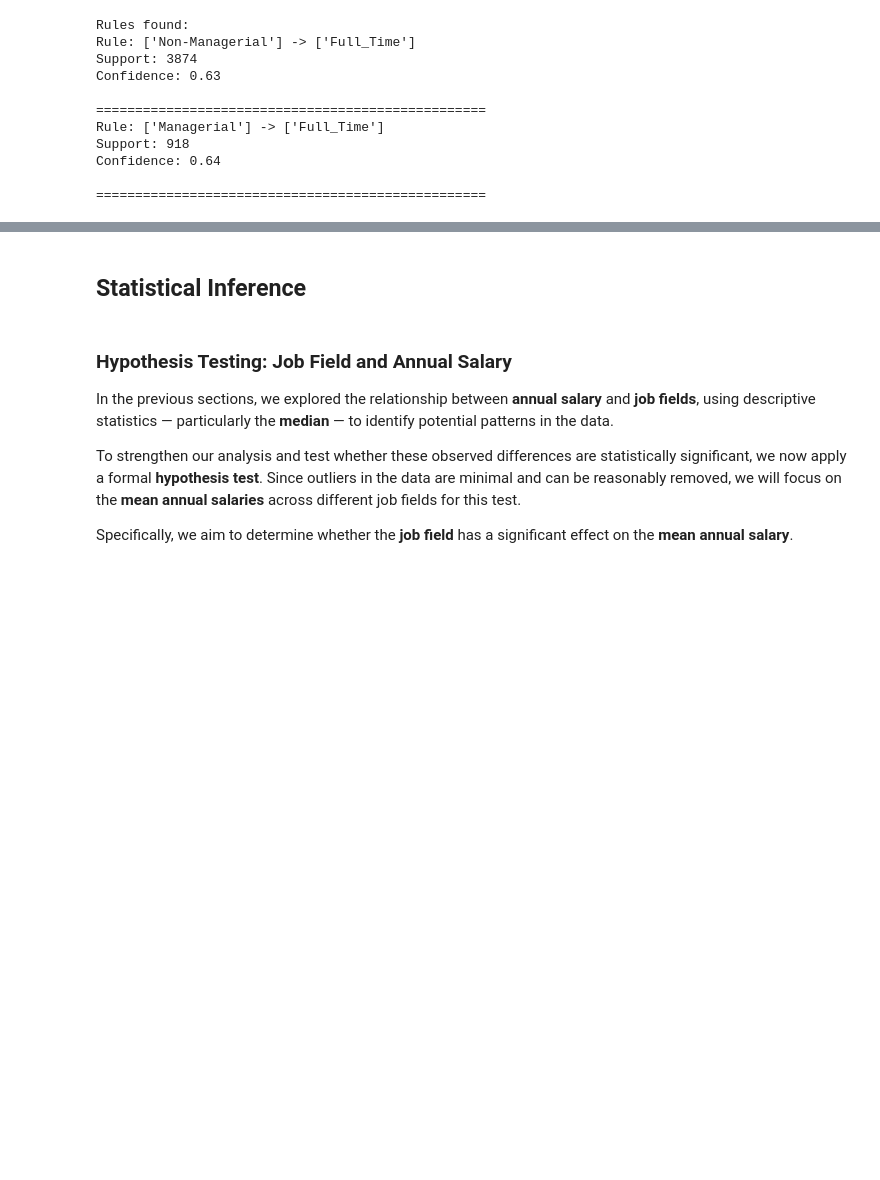
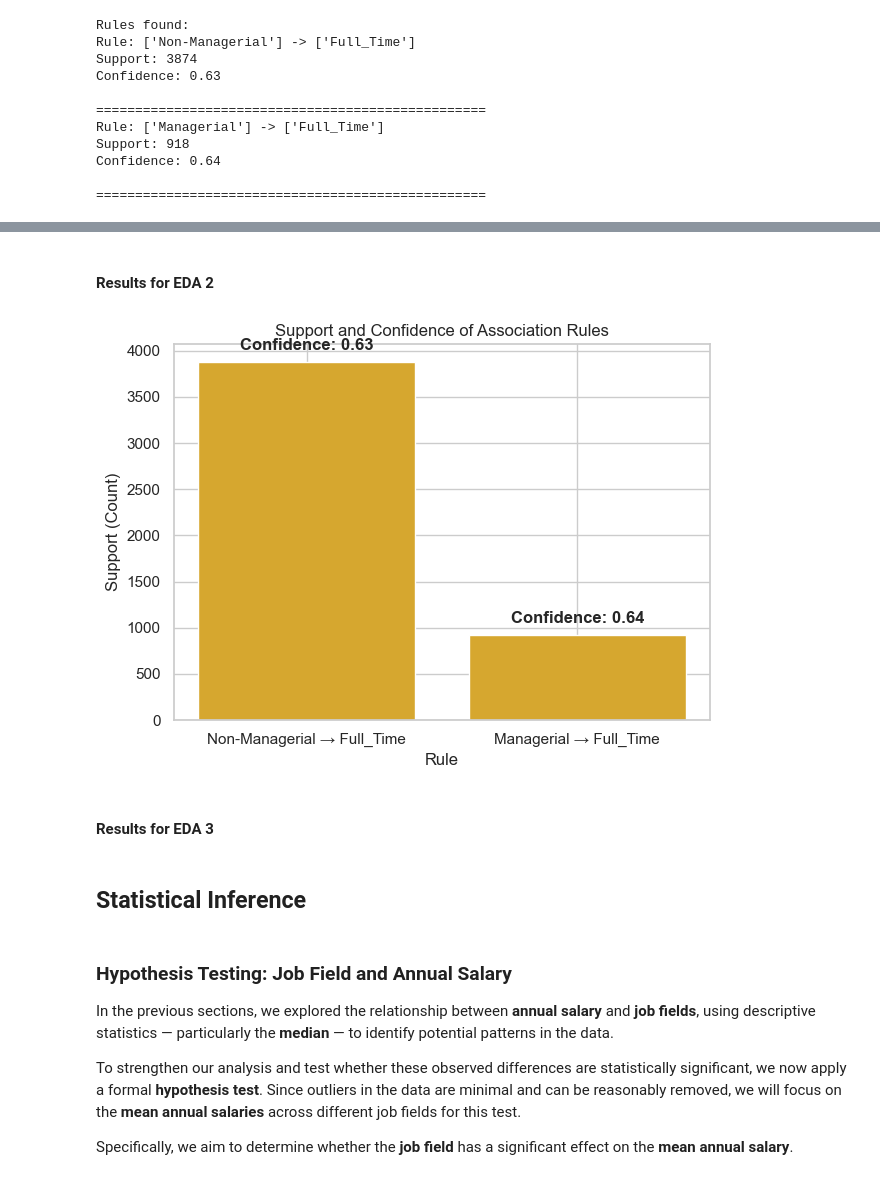
Before and after one commit to dredredre20/CSMODEL_MCO, a Jupyter notebook: mco.ipynb, the cells around one changed output, grey strips where cells are left out. Cells and saved outputs as stored; diff of their text form; code cells hidden in the pictures; blank space fills up the shorter version.

```diff
--- a/mco.ipynb
+++ b/mco.ipynb
@@ -1564,3 +1584,31 @@ Confidence: 0.64
+# %% [markdown]
+#### Results for EDA 2
+# %%
+# Data
+rules = ['Non-Managerial → Full_Time', 'Managerial → Full_Time']
+support = [3874, 918]
+confidence = [0.63, 0.64]
+
+# Create figure and primary axis
+fig, ax1 = plt.subplots()
+
+# Bar chart for support
+ax1.bar(rules, support, color="#D6A72F")
+ax1.set_xlabel('Rule')
+ax1.set_ylabel('Support (Count)')
+
+# Add confidence values as text labels on bars
+for i, (sup, conf) in enumerate(zip(support, confidence)):
+    ax1.text(i, sup + 100, f'Confidence: {conf:.2f}',
+             ha='center', va='bottom', fontweight='bold')
+
+plt.title('Support and Confidence of Association Rules')
+plt.tight_layout()
+plt.show()
+# %% [output]
+[figure, added]
+# %% [markdown]
+#### Results for EDA 3
 # %% [markdown]
 ## Statistical Inference
 # %% [markdown]
```
Also changed, not shown: parts of 5 cells of this notebook.
